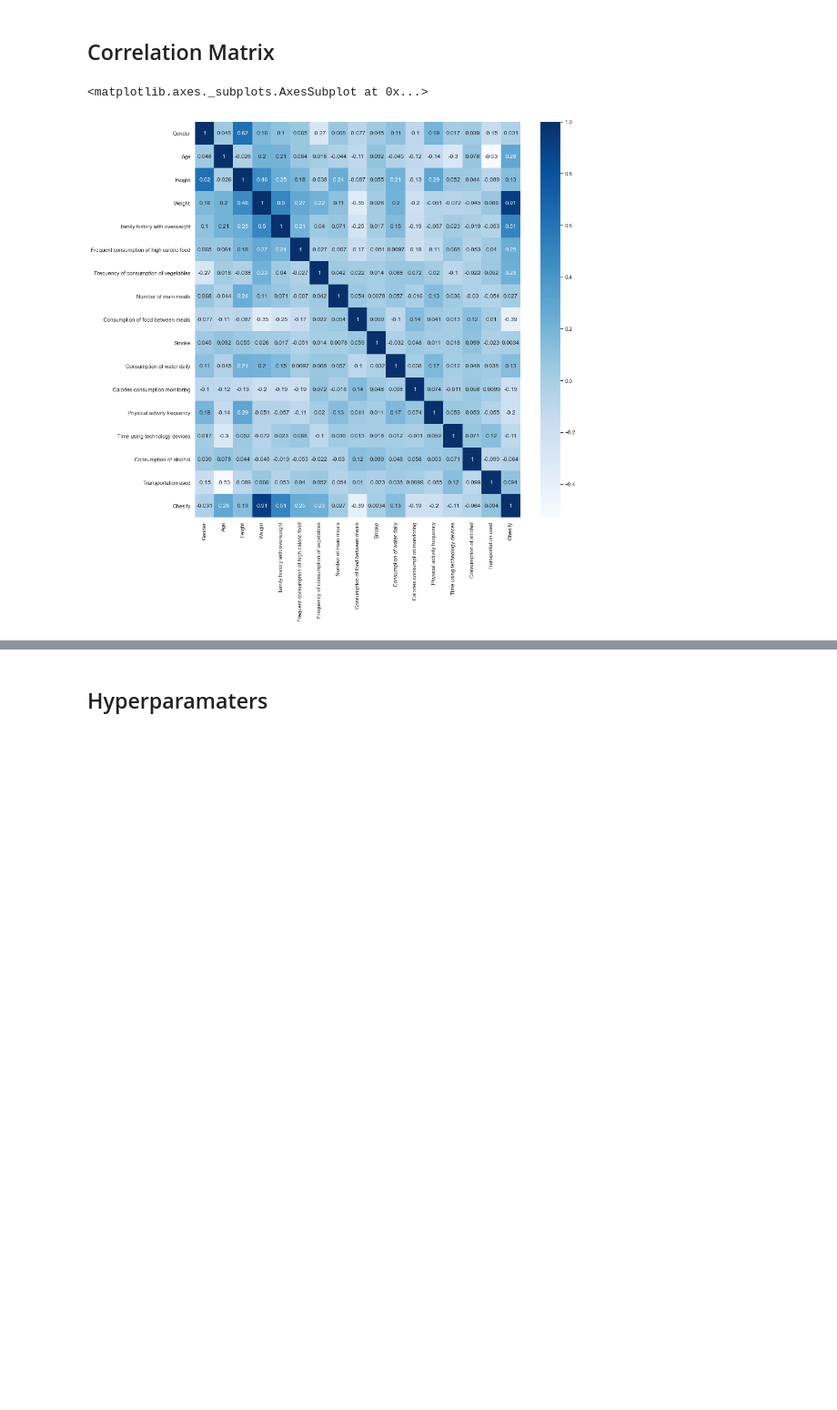
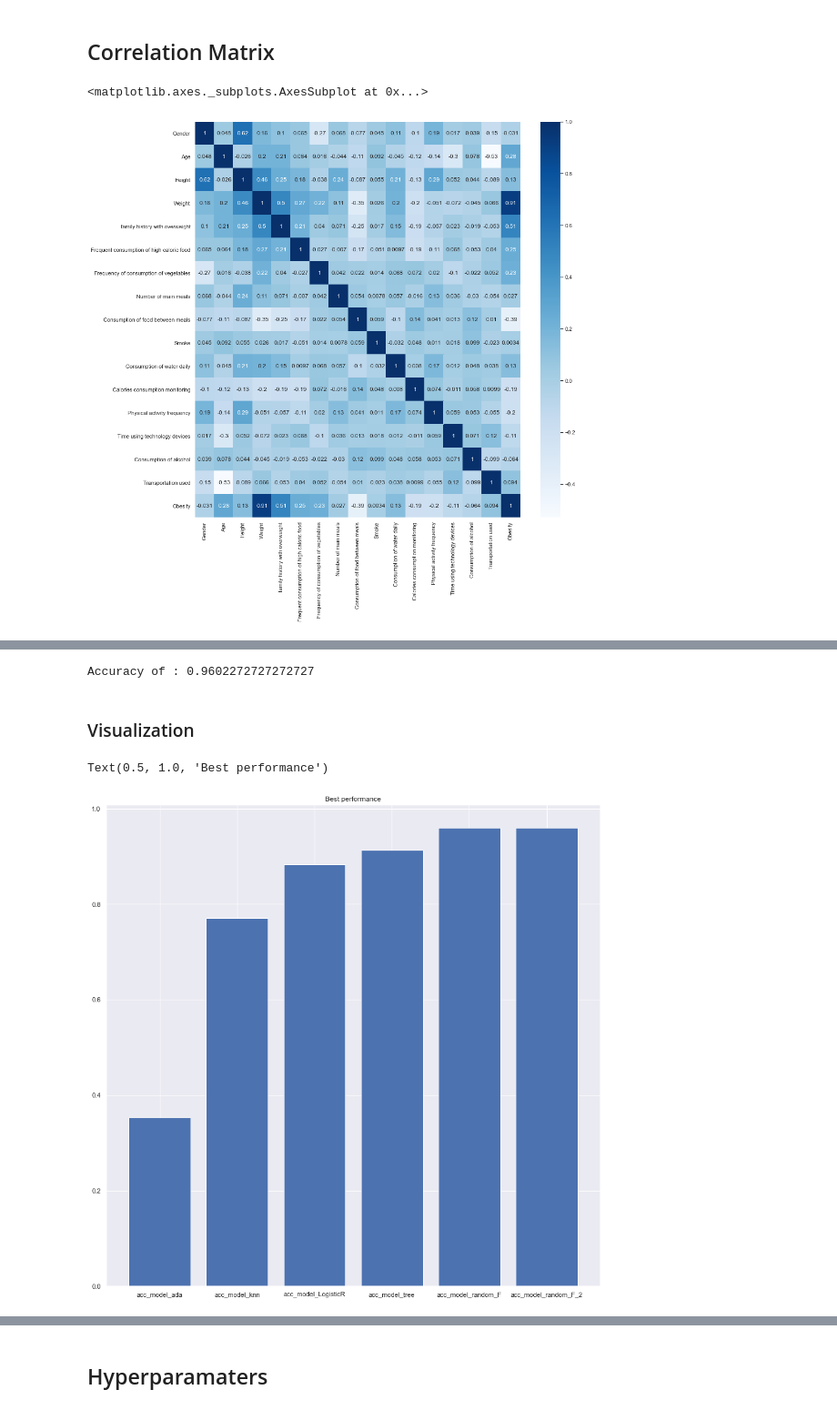
Before and after one commit to Tintintin1234/Projet-Python-Data-Analyse, a Jupyter notebook: Projet Python.ipynb, the cells around one changed output, grey strips where cells are left out. Shown at 91% size. Drawn from its saved outputs; the diff is of its cells as text; code cells hidden in the pictures; blank space fills up the shorter version.

```diff
--- a/Projet Python.ipynb
+++ b/Projet Python.ipynb
@@ -469,0 +474,11 @@ x_test = scaler.transform(x_test)
+# %%
+from sklearn.ensemble import AdaBoostClassifier
+
+clf = AdaBoostClassifier(n_estimators=1000, random_state=42)
+adab=clf.fit(x_train, y_train)
+
+ypred_model_ada=adab.predict(x_test)
+
+
+acc_model_ada=accuracy_score(ypred_model_ada, y_test)
+print("Accuracy of :",acc_model_ada)
@@ -647,0 +695,3 @@ sns.heatmap(correlation, annot=True, cmap=plt.cm.Blues)
+# %%
+x_train2, x_test2, y_train2, y_test2 = train_test_split(dtest[['Weight','Height','Age', 'family history with overweight' ]], dtest['Obesity'], test_size=0.25, random_state=42)
+x_train
@@ -647,0 +712,23 @@ sns.heatmap(correlation, annot=True, cmap=plt.cm.Blues)
+# %%
+randomforest = RandomForestClassifier()
+
+model_random_F = randomforest.fit(x_train2, y_train2)
+
+ypred_model_random_F=model_random_F.predict(x_test2)
+
+acc_model_random_F_2=accuracy_score(ypred_model_random_F, y_test2)
+print("Accuracy of :",acc_model_random_F_2)
+# %% [output]
+Accuracy of : 0.9602272727272727
+# %% [markdown]
+### Visualization
+# %%
+x=["acc_model_ada","acc_model_knn","acc_model_LogisticR","acc_model_tree","acc_model_random_F","acc_model_random_F_2"]
+y=[acc_model_ada,acc_model_knn,acc_model_LogisticR,acc_model_tree,acc_model_random_F,acc_model_random_F_2]
+# %%
+plt.figure(figsize=(15,15))
+plt.bar(x,y)
+plt.title("Best performance")
+# %% [output]
+Text(0.5, 1.0, 'Best performance')
+[figure, added]
```
Also changed, not shown: parts of 14 cells of this notebook.
